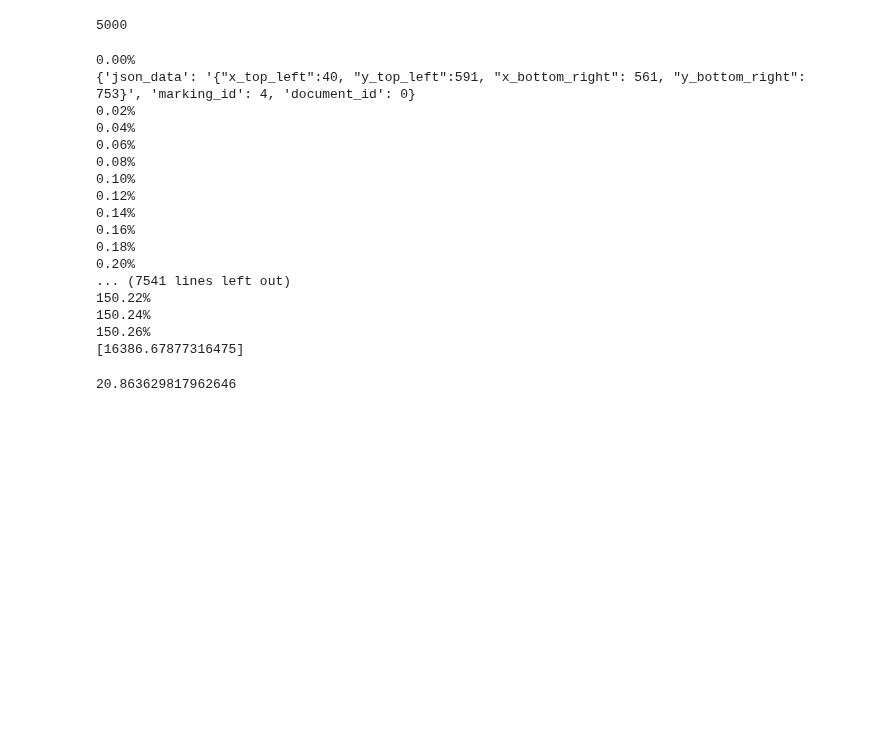
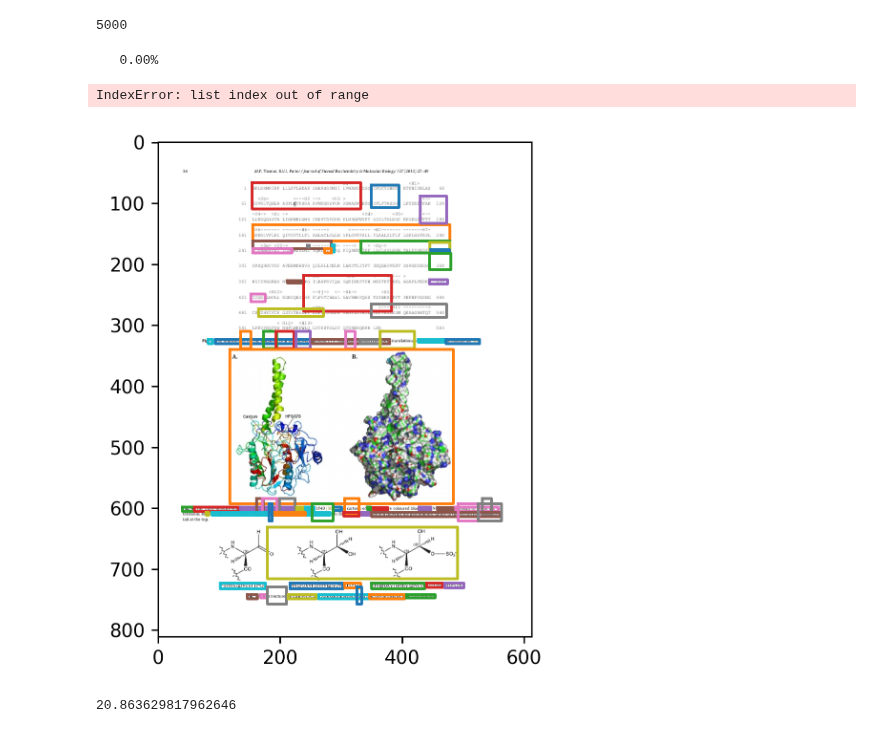
Before and after one commit to Dann38/layout_highlighter, a Jupyter notebook: imgDoc/model_training/dataset/json_dataset_from_mini_publaynet.ipynb, the cells around one changed output. Saved outputs shown, nothing was run; the diff lists cells and outputs as text; code cells hidden in the pictures; blank space fills up the shorter version.

Commit message:
add new vec, print dataset

```diff
--- a/imgDoc/model_training/dataset/json_dataset_from_mini_publaynet.ipynb
+++ b/imgDoc/model_training/dataset/json_dataset_from_mini_publaynet.ipynb
@@ -22,7 +19,7 @@ import os
 class TesseractWordExtractor(BaseWordExtractor):
     def extract_from_img(self, img: np) -> List[Word]:
         tesseract_bboxes = pytesseract.image_to_data(
-            config="-l eng+rus",
+            config="-l eng",
             image=img,
             output_type=pytesseract.Output.DICT)
         word_list = []
@@ -46,7 +43,8 @@ class ImgDocManager:
         self.LABEL_BLOCK_EXTRACTOR = {
             "mlp_len": MLPExtractor("../models/model-1.sav", {"len_vec": 5}),
             "mlp_len_ang": MLPAngLenExtractor("../models/model-1.sav", {"len_vec": 5}),
-            "rnd_walk_dist": MLPRandomWalkExtractor("../models/model-1.sav", {"len_vec": 50})
+            "rnd_walk_dist": MLPRandomWalkExtractor("../models/model-1.sav", {"len_vec": 50}),
+            "rnd_walk_many_dist": MLPRandomWalkManyDistExtractor("../models/model-1.sav", {"len_vec": 50})
         }
         self.binarizer = ValleyEmphasisBinarizer()
 
@@ -60,19 +58,20 @@ class ImgDocManager:
         is_into_segment = lambda point, json_seg: (json_seg["x_top_left"] < point[0] and json_seg["x_bottom_right"] > point[0] and
                                                    json_seg["y_top_left"] < point[1] and json_seg["y_bottom_right"] > point[1])
         i = 0
+        len_doc = len(dataset["documents"])
         for doc in dataset["documents"]:
-            print(f"{i/5000*100:.2f}%")
+            print(f"   {i/len_doc*100:.2f}%    ", end="\r")
             image = fun_get_image(doc["image64"])
             words = self.word_ext.extract_from_img(image.img)
 
             list_seg = [seg for seg in dataset["segments"] if seg["document_id"] == doc["id"]]
             for seg in list_seg:
-                try:
-                    seg_words = [word for word in words if is_into_segment(word.segment.get_center(), json.loads(seg["json_data"]))]
-                    list_vec.append(self.LABEL_BLOCK_EXTRACTOR[model_type].get_vec_from_words(seg_words, vec_len).tolist())
-                    list_y.append(seg["marking_id"])
-                except:
-                    print(seg)
+
+                seg_words = [word for word in words if is_into_segment(word.segment.get_center(), json.loads(seg["json_data"]))]
+                list_vec.append(self.LABEL_BLOCK_EXTRACTOR[model_type].get_vec_from_words(seg_words, vec_len).tolist())
+                list_y.append(seg["marking_id"])
+
+
             i+=1
         return {"x": list_vec, "y": list_y}
 
@@ -138,7 +141,7 @@ print(len(dataset["segments"]))
 5000
 # %%
 times_list = []
-for p in param[4:]:
+for p in param[5:]:
     start_time = time.time()
     with open(f"mini_publaynat_{p['model_type']}_veclen{p['vec_len']}.json", "w") as f:
         rez =doc_manage.get_file_dataset(dataset, p, read_image)
@@ -147,20 +150,5 @@ for p in param[4:]:
 
 print(times_list)
 # %% [output]
-0.00%
-{'json_data': '{"x_top_left":40, "y_top_left":591, "x_bottom_right": 561, "y_bottom_right": 753}', 'marking_id': 4, 'document_id': 0}
-0.02%
-0.04%
-0.06%
-0.08%
-0.10%
-0.12%
-0.14%
-0.16%
-0.18%
-0.20%
-... (7541 lines left out)
-150.22%
-150.24%
-150.26%
-[16386.67877316475]
+   0.00%
+IndexError: list index out of range
@@ -166,0 +157,3 @@ print(times_list)
+# %%
+doc = dataset["documents"][5]
+image = read_image(doc["image64"])
@@ -167,3 +163,16 @@ print(times_list)
+# %%
+words = t.extract_from_img(image.img)
+plt.figure(dpi=280)
+plt.imshow(image.img)
+for word in words:
+
+    x0 = word.segment.x_top_left
+    y0 = word.segment.y_top_left
+    x1 = word.segment.x_bottom_right
+    y1 = word.segment.y_bottom_right
+    plt.plot([x0, x0, x1, x1, x0], [y0, y1, y1, y0, y0])
+# %% [output]
+[figure, added]
 # %%
 a1 = time.time()
 # %%
```
Also changed, not shown: parts of 5 cells of this notebook, 7 other files.
